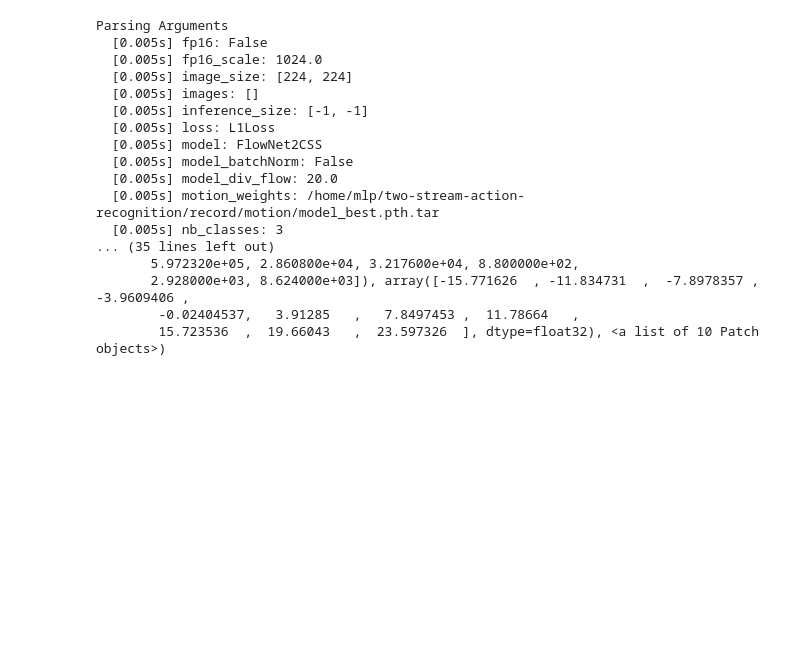
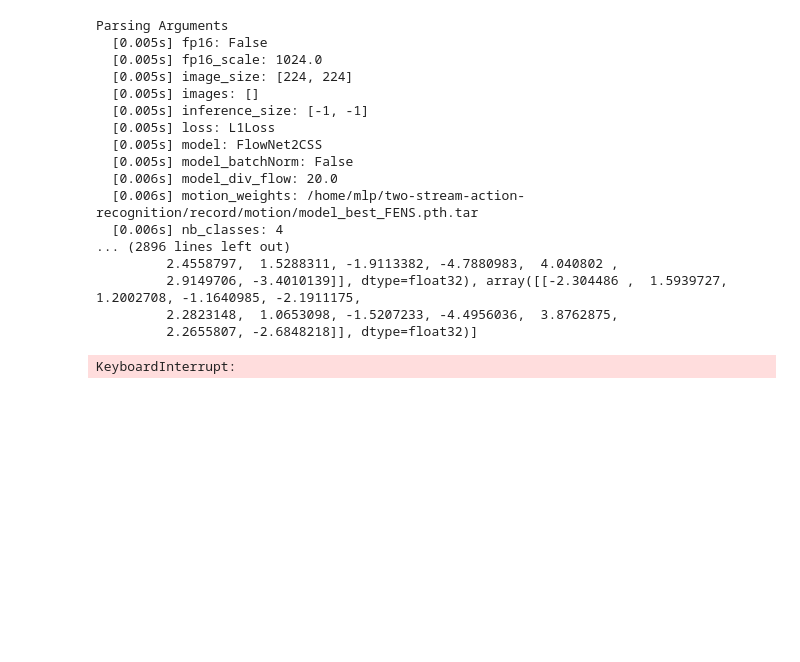
Before and after one commit to mcgridles/LENS, a Jupyter notebook: pipeline_demo.ipynb, the cells around one changed output. Cells and saved outputs as stored; diff of their text form; code cells hidden in the pictures; blank space fills up the shorter version.

```diff
--- a/pipeline_demo.ipynb
+++ b/pipeline_demo.ipynb
@@ -11,13 +12,14 @@ from IPython.display import clear_output
 # %%
 video_dir = '/mnt/disks/datastorage/videos/'
 weights_dir = '/mnt/disks/datastorage/weights/'
-
-video_path = os.path.join(video_dir,'ballroom','v_Shooting_g30_v1_c.MP4')
+#file = 'v_Shooting_g11_v1_b.mov'
+file = 'v_Shooting_g18_v1_c.MP4'
+video_path = os.path.join(video_dir,'fens',file)
 flownet_weights = os.path.join(weights_dir, 'FlowNet2-CSS.pth.tar')
-spatial_weights = os.path.join('/home/mlp/two-stream-action-recognition/record/spatial', 'model_best.pth.tar')
-motion_weights = os.path.join('/home/mlp/two-stream-action-recognition/record/motion', 'model_best.pth.tar')
+spatial_weights = os.path.join('/home/mlp/two-stream-action-recognition/record/spatial', 'model_best_FENS.pth.tar')
+motion_weights = os.path.join('/home/mlp/two-stream-action-recognition/record/motion', 'model_best_FENS.pth.tar')
 flownet_model = 'FlowNet2CSS'
-nb_classes = 3
+nb_classes = 4
 skip_num = 1
 # %%
 !python pipeline.py --stream $video_path \
@@ -36,20 +38,34 @@ Parsing Arguments
   [0.005s] loss: L1Loss
   [0.005s] model: FlowNet2CSS
   [0.005s] model_batchNorm: False
-  [0.005s] model_div_flow: 20.0
-  [0.005s] motion_weights: /home/mlp/two-stream-action-recognition/record/motion/model_best.pth.tar
-  [0.005s] nb_classes: 3
-... (35 lines left out)
-       5.972320e+05, 2.860800e+04, 3.217600e+04, 8.800000e+02,
-       2.928000e+03, 8.624000e+03]), array([-15.771626  , -11.834731  ,  -7.8978357 ,  -3.9609406 ,
-        -0.02404537,   3.91285   ,   7.8497453 ,  11.78664   ,
-        15.723536  ,  19.66043   ,  23.597326  ], dtype=float32), <a list of 10 Patch objects>)
+  [0.006s] model_div_flow: 20.0
+  [0.006s] motion_weights: /home/mlp/two-stream-action-recognition/record/motion/model_best_FENS.pth.tar
+  [0.006s] nb_classes: 4
+... (2896 lines left out)
+         2.4558797,  1.5288311, -1.9113382, -4.7880983,  4.040802 ,
+         2.9149706, -3.4010139]], dtype=float32), array([[-2.304486 ,  1.5939727,  1.2002708, -1.1640985, -2.1911175,
+         2.2823148,  1.0653098, -1.5207233, -4.4956036,  3.8762875,
+         2.2655807, -2.6848218]], dtype=float32)]
+# %%
+# Load from file SVM
+model_pickle_name = "/home/mlp/two-stream-action-recognition/fens_svm.pkl"
+with open(model_pickle_name, 'rb') as file:
+    svm_model = pickle.load(file)
 # %%
 video_dir = os.path.dirname(os.path.abspath(video_path))
 video_name = os.path.splitext(os.path.basename(video_path))[0]
 pickle_path = os.path.join(video_dir, '{}_predictions.pkl'.format(video_name))
+use_svm = True
 
 with open(pickle_path, 'rb') as pf:
     predictions = pickle.load(pf)
     predictions = np.array(predictions).squeeze()
-    actions = np.argmax(predictions, axis=1)
+    predictions_temporal = softmax(predictions[:, :nb_classes],1)
+    predictions_spatial = softmax(predictions[:, nb_classes:(nb_classes*2)],1)
+    pred_features = np.hstack((predictions_spatial,predictions_temporal))
+    predictions_combined = predictions[:, (nb_classes*2):]
+    if use_svm:
+        actions_prob = svm_model.predict_proba(pred_features)
+        actions = svm_model.predict(pred_features)-1
+    else:
+        actions = np.argmax(predictions_combined, axis=1)
@@ -84,31 +97,34 @@ while True:
 
     frame = cv2.cvtColor(frame, cv2.COLOR_BGR2RGB)
     cv2.putText(
         frame,
         label,
         (10, 50),
         cv2.FONT_HERSHEY_SIMPLEX,
         2,
         (255, 255, 255),
         thickness=3
     )
 
-    if i < 50:
+    if i < 0:
         frame_time += time.time() - start_time
         frame_idx += 1
         i+=1
         continue
 
 
     else:
         plt.axis('off')
         plt.imshow(frame)
         plt.show()
         clear_output(wait=True)
 
         frame_time += time.time() - start_time
         frame_idx += 1
 cap.release()
 
 frame_time /= frame_idx
 print('Avg. frame processing time: {} s'.format(round(frame_time, 2)))
+# %% [output]
+KeyboardInterrupt:
+[figure, added]
```
Also changed, not shown: parts of 2 cells of this notebook, 2 other files.
